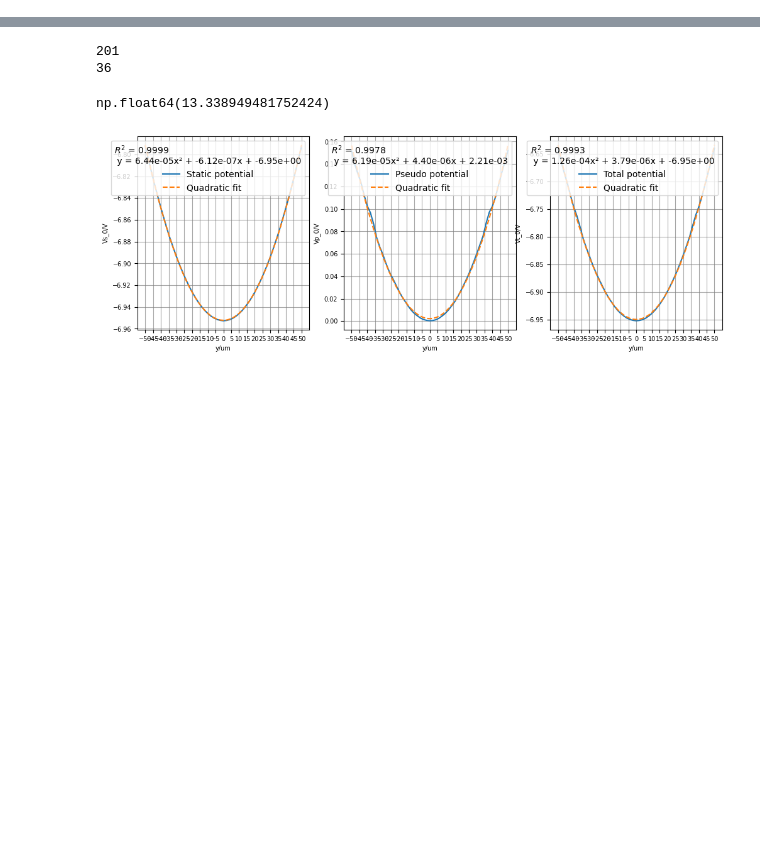
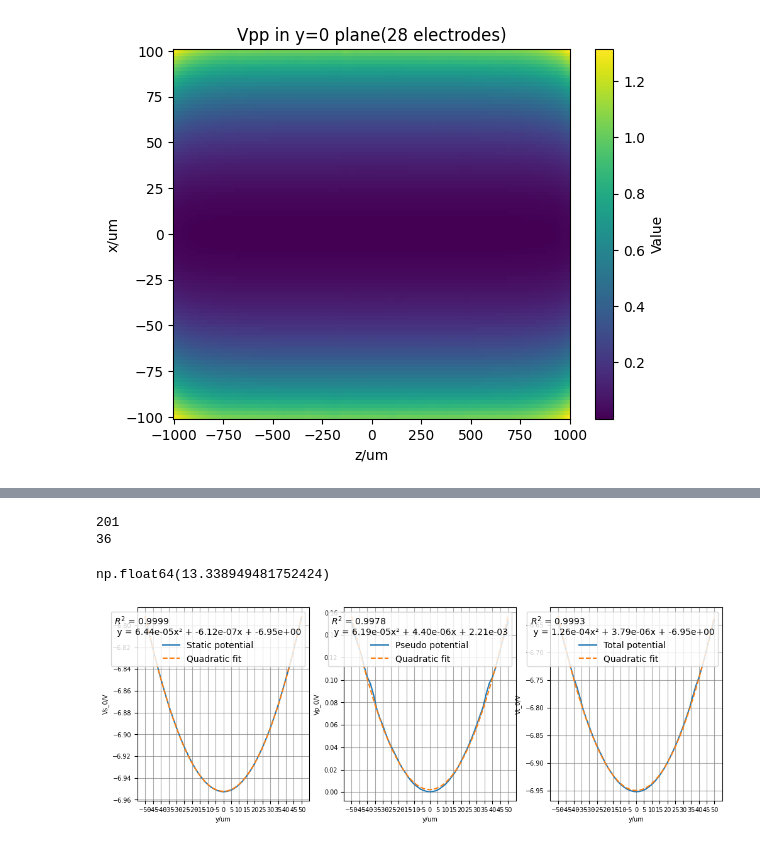
Before and after one commit to ylctql/ion-dynamic-simulation, a Jupyter notebook: src/field.ipynb, the cells around one changed output, grey strips where cells are left out. Saved outputs shown, nothing was run; the diff lists cells and outputs as text; code cells hidden in the pictures; blank space fills up the shorter version.

```diff
--- a/src/field.ipynb
+++ b/src/field.ipynb
@@ -176,0 +146,17 @@ U8 is used
+# %%
+coord_x = basis.coordinate_um[0]
+coord_y = basis.coordinate_um[1]
+coord_z = basis.coordinate_um[2]
+mask = (coord_x>-bound) & (coord_x<bound)
+Vpp_y0 = Vpp[mask, int(np.ceil(shape[1]/2)), :]
+Vs_y0 = Vs[mask, int(np.ceil(shape[1]/2)), :]
+Vt_y0 = Vpp_y0 + Vs_y0
+plt.figure()
+pc = plt.pcolormesh(coord_z, coord_x[mask], Vpp_y0, shading='auto', cmap='viridis')
+plt.colorbar(pc, label='Value')
+plt.xlabel('z/um')
+plt.ylabel('x/um')
+plt.title('Vpp in y=0 plane(28 electrodes)')
+plt.show()
+# %% [output]
+[figure, added]
```
Also changed, not shown: parts of 2 cells of this notebook, 9 other files.
